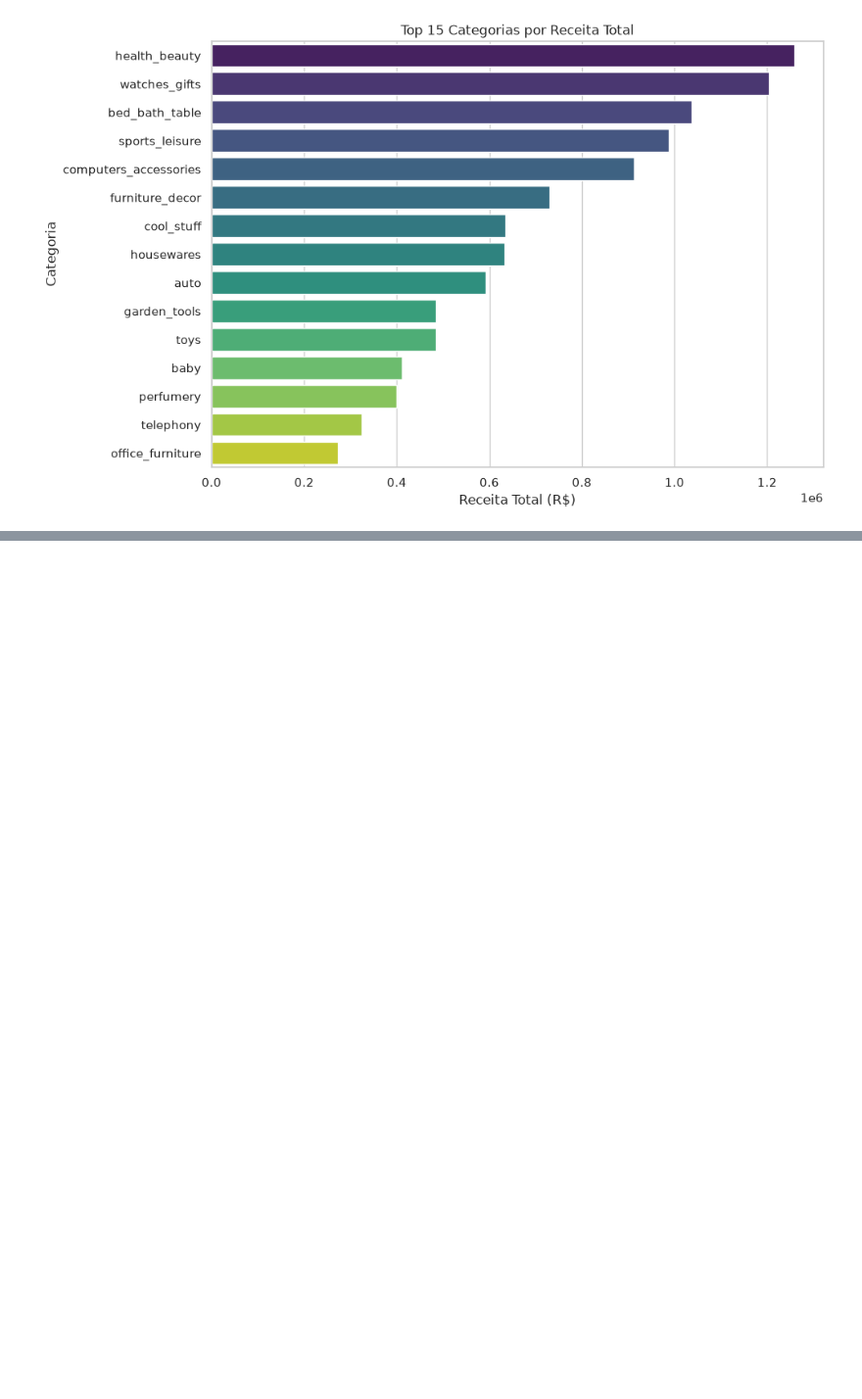
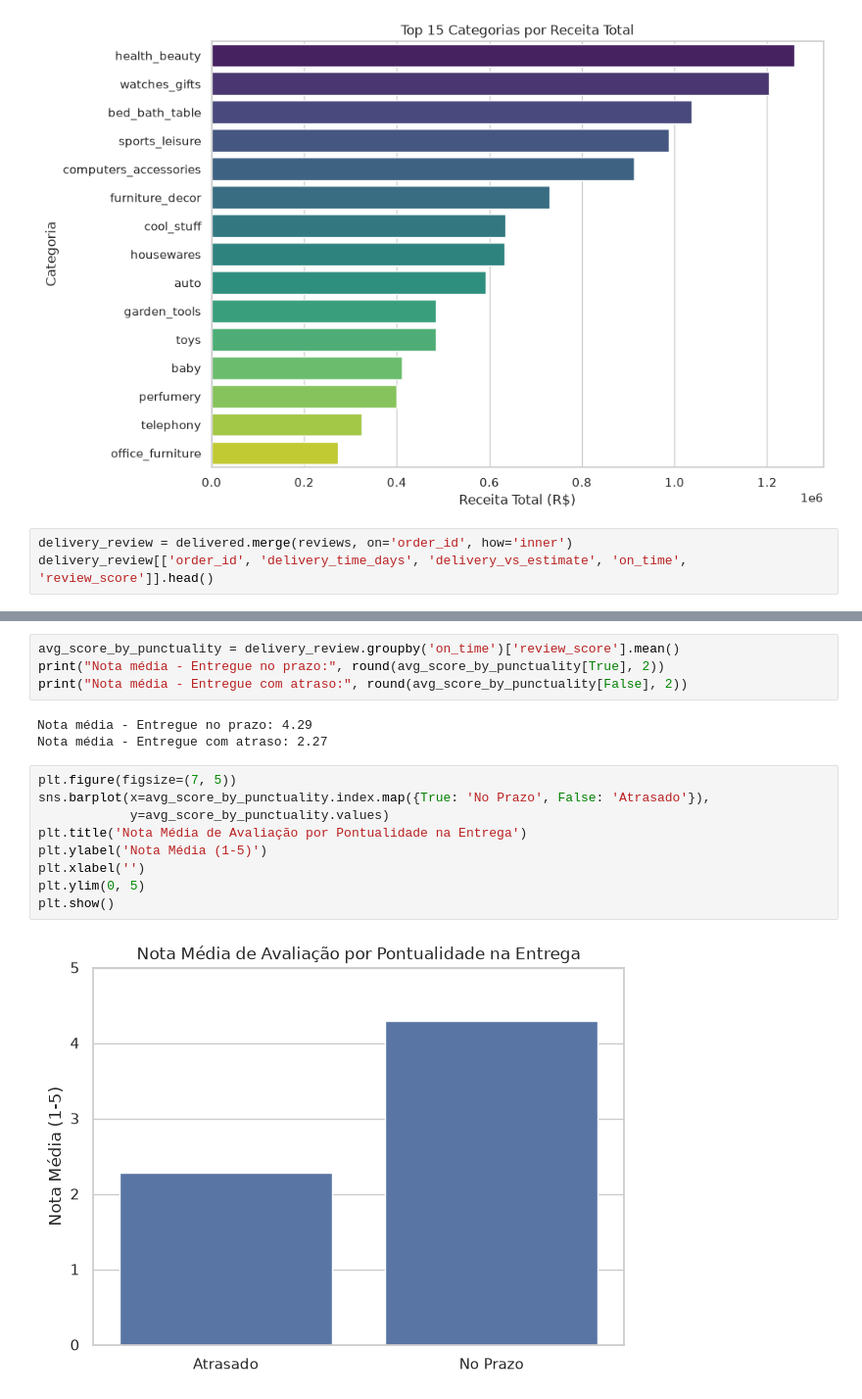
Before and after one commit to VictorMeirellesG/olist-ecommerce-analysis, a Jupyter notebook: notebooks/01_eda.ipynb, the cells around one changed output, grey strips where cells are left out. Shown at 98% size. Saved outputs shown, nothing was run; the diff lists cells and outputs as text; blank space fills up the shorter version.

Commit message:
feat: correlacao entre pontualidade de entrega e satisfacao do cliente

```diff
--- a/notebooks/01_eda.ipynb
+++ b/notebooks/01_eda.ipynb
@@ -226,3 +226,6 @@ Passing `palette` without assigning `hue` is deprecated and will be removed in v
 
   sns.barplot(x=revenue_by_category.values, y=revenue_by_category.index, palette='viridis')
 [figure]
+# %%
+delivery_review = delivered.merge(reviews, on='order_id', how='inner')
+delivery_review[['order_id', 'delivery_time_days', 'delivery_vs_estimate', 'on_time', 'review_score']].head()
@@ -228,0 +239,18 @@ Passing `palette` without assigning `hue` is deprecated and will be removed in v
+# %%
+avg_score_by_punctuality = delivery_review.groupby('on_time')['review_score'].mean()
+print("Nota média - Entregue no prazo:", round(avg_score_by_punctuality[True], 2))
+print("Nota média - Entregue com atraso:", round(avg_score_by_punctuality[False], 2))
+# %% [output]
+Nota média - Entregue no prazo: 4.29
+Nota média - Entregue com atraso: 2.27
+# %%
+plt.figure(figsize=(7, 5))
+sns.barplot(x=avg_score_by_punctuality.index.map({True: 'No Prazo', False: 'Atrasado'}),
+            y=avg_score_by_punctuality.values)
+plt.title('Nota Média de Avaliação por Pontualidade na Entrega')
+plt.ylabel('Nota Média (1-5)')
+plt.xlabel('')
+plt.ylim(0, 5)
+plt.show()
+# %% [output]
+[figure, added]
```
Also changed, not shown: parts of 1 cell of this notebook.
